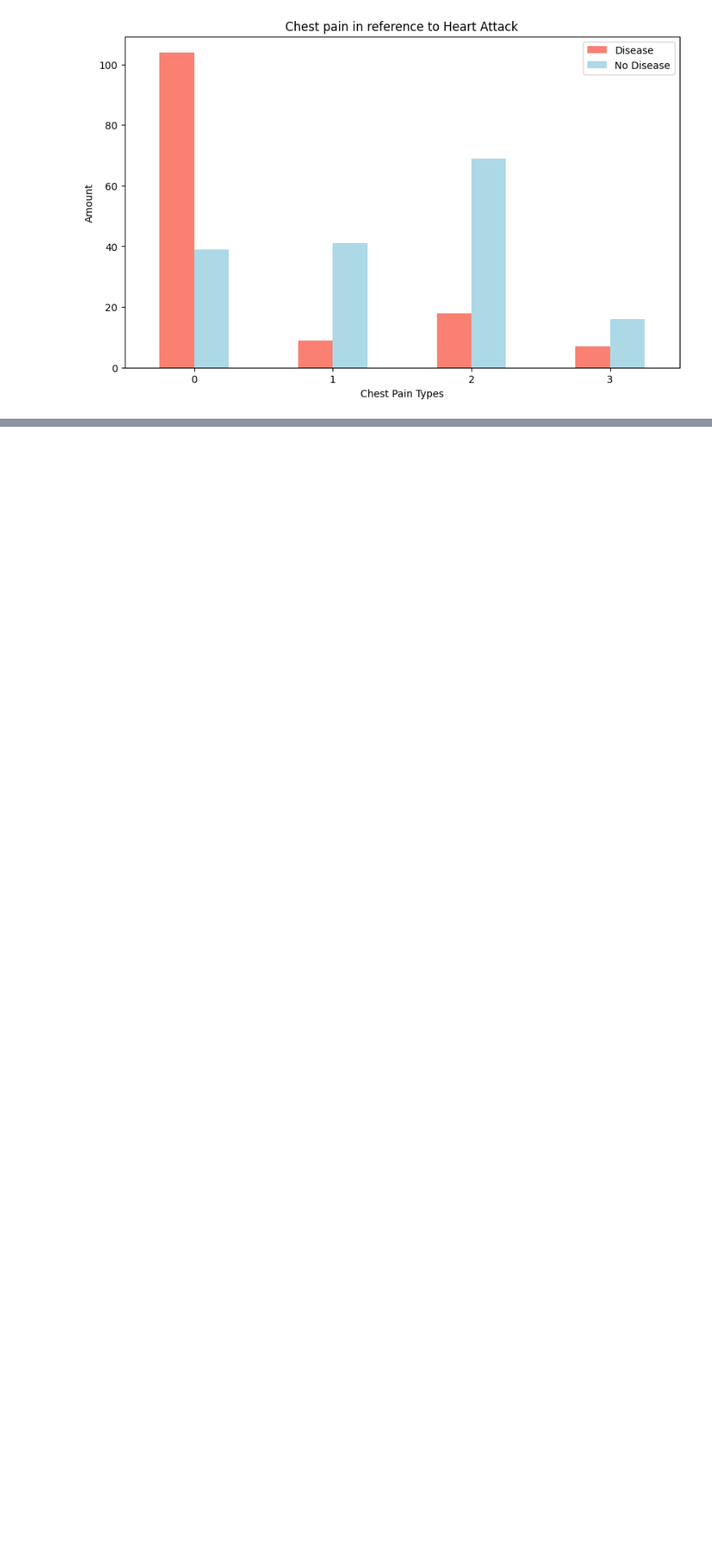
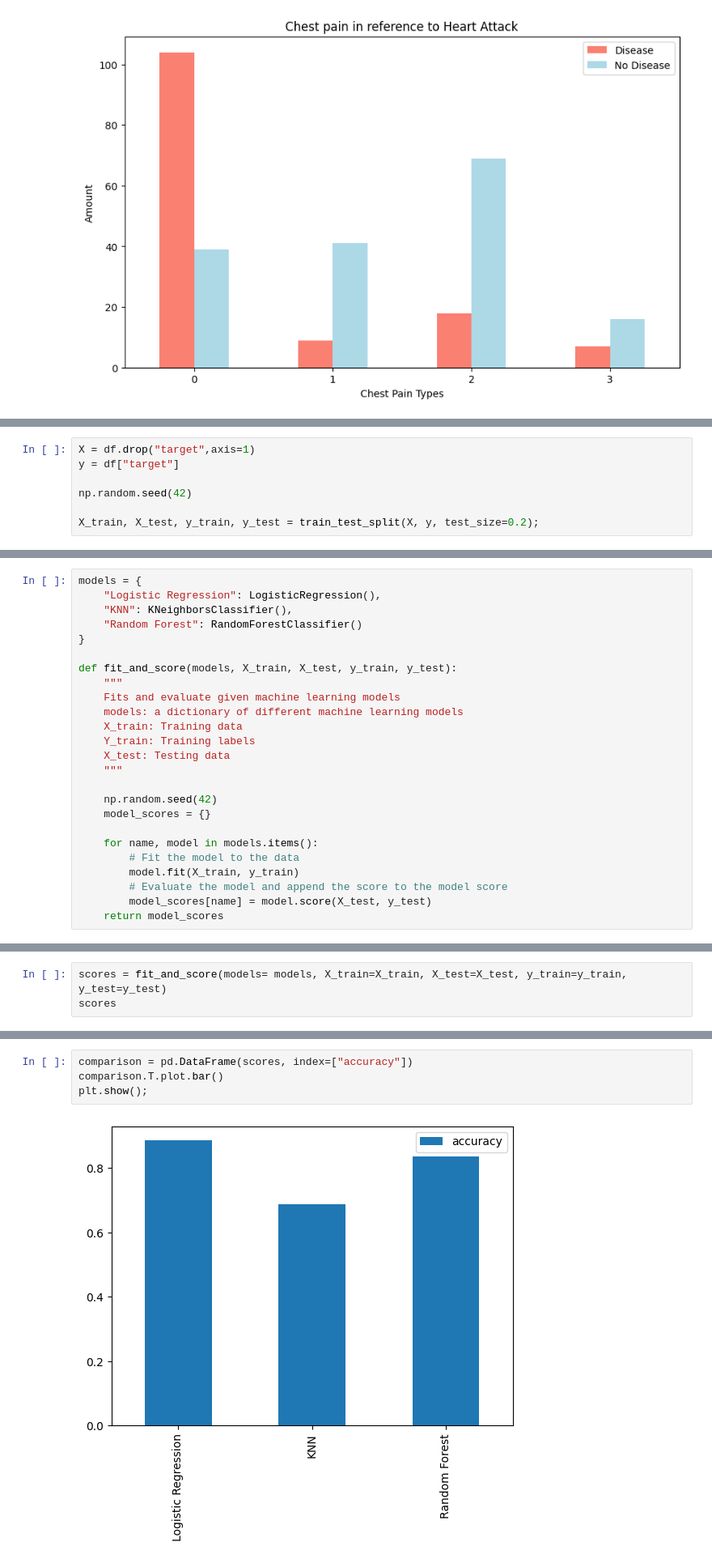
Before and after one commit to YTeyddie22/heart_disease, a Jupyter notebook: heart_disease.ipynb, the cells around one changed output, grey strips where cells are left out. Shown at 81% size. Cells and saved outputs as stored; diff of their text form; blank space fills up the shorter version.

Commit message:
finding the right model for the job

```diff
--- a/heart_disease.ipynb
+++ b/heart_disease.ipynb
@@ -269,0 +281,7 @@ plt.show();
+# %%
+X = df.drop("target",axis=1)
+y = df["target"]
+
+np.random.seed(42)
+
+X_train, X_test, y_train, y_test = train_test_split(X, y, test_size=0.2);
@@ -269,0 +375,25 @@ plt.show();
+# %%
+models = {
+    "Logistic Regression": LogisticRegression(),
+    "KNN": KNeighborsClassifier(),
+    "Random Forest": RandomForestClassifier()
+}
+
+def fit_and_score(models, X_train, X_test, y_train, y_test):
+    """
+    Fits and evaluate given machine learning models
+    models: a dictionary of different machine learning models
+    X_train: Training data
+    Y_train: Training labels
+    X_test: Testing data
+    """
+
+    np.random.seed(42)
+    model_scores = {}
+
+    for name, model in models.items():
+        # Fit the model to the data
+        model.fit(X_train, y_train)
+        # Evaluate the model and append the score to the model score
+        model_scores[name] = model.score(X_test, y_test)
+    return model_scores
@@ -269,0 +404,3 @@ plt.show();
+# %%
+scores = fit_and_score(models= models, X_train=X_train, X_test=X_test, y_train=y_train, y_test=y_test)
+scores
@@ -269,0 +419,6 @@ plt.show();
+# %%
+comparison = pd.DataFrame(scores, index=["accuracy"])
+comparison.T.plot.bar()
+plt.show();
+# %% [output]
+[figure, added]
```
Also changed, not shown: parts of 10 cells of this notebook.
